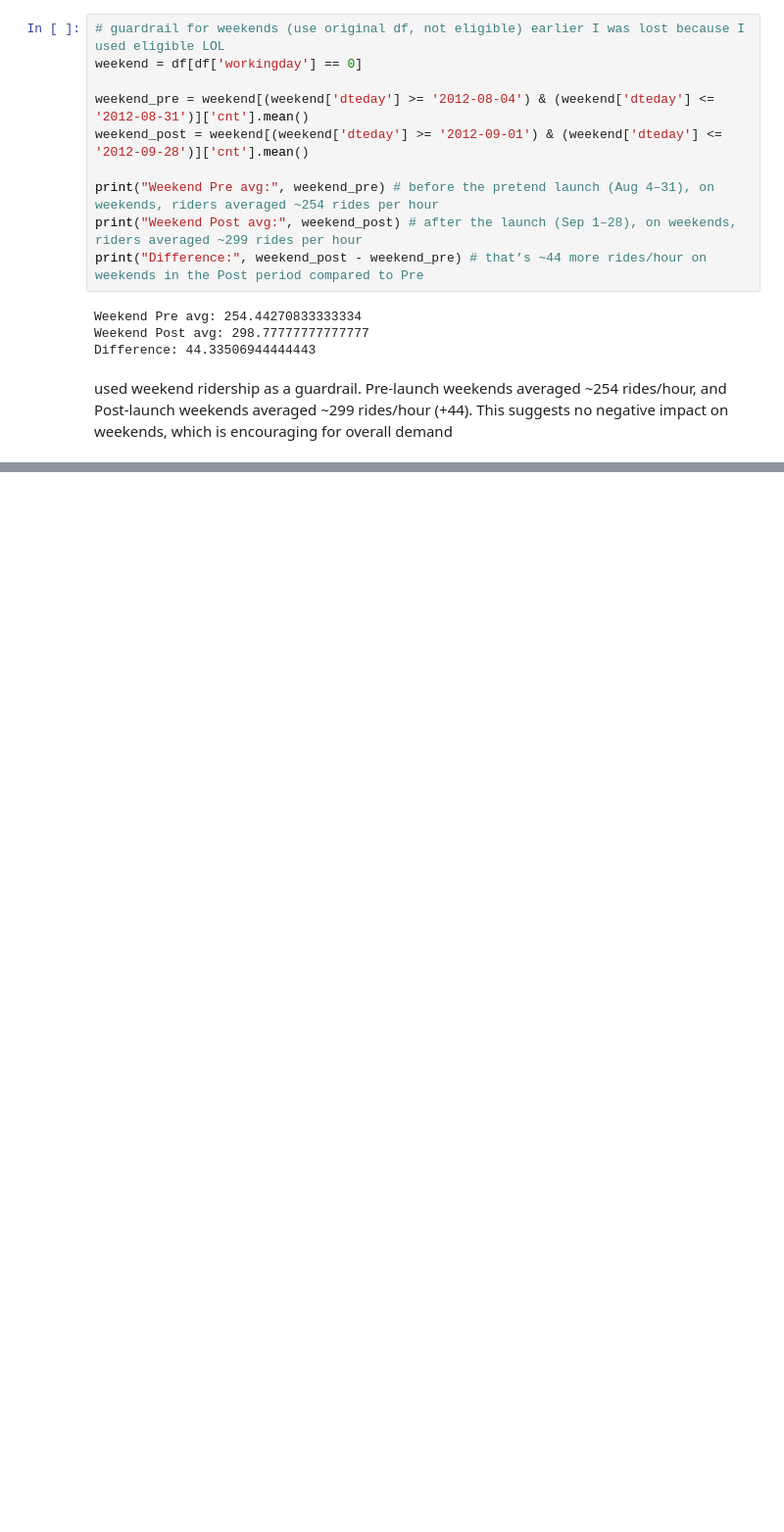
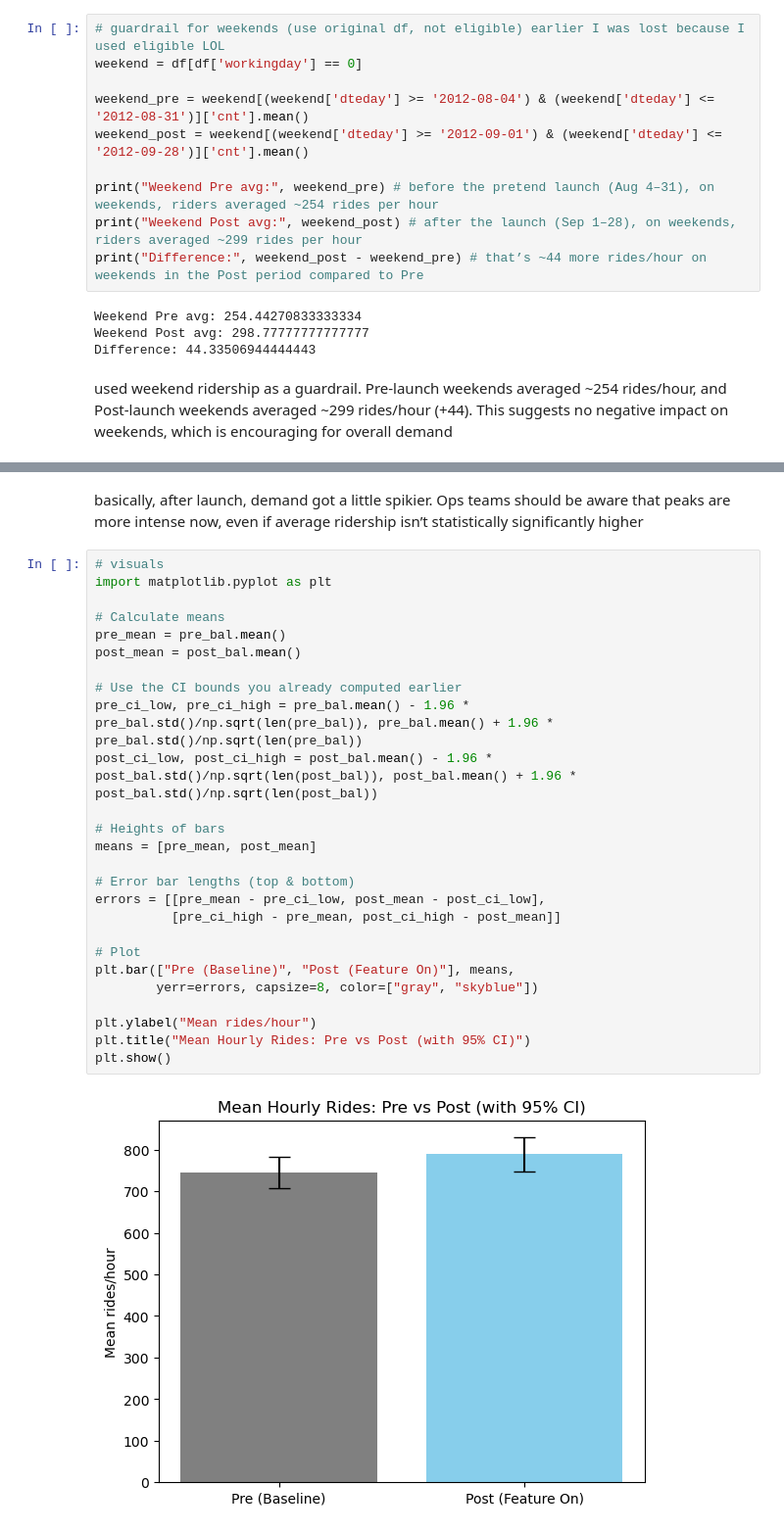
Before and after one commit to ayemaqu/Mod4_prj, a Jupyter notebook: notebooks/AB_Test.ipynb, the cells around one changed output, grey strips where cells are left out. Shown at 98% size. Saved outputs shown, nothing was run; the diff lists cells and outputs as text; blank space fills up the shorter version.

```diff
--- a/notebooks/AB_Test.ipynb
+++ b/notebooks/AB_Test.ipynb
@@ -180,0 +236,30 @@ used weekend ridership as a guardrail. Pre-launch weekends averaged ~254 rides/h
+# %% [markdown]
+basically, after launch, demand got a little spikier. Ops teams should be aware that peaks are more intense now, even if average ridership isn’t statistically significantly higher
+# %%
+# visuals
+import matplotlib.pyplot as plt
+
+# Calculate means
+pre_mean = pre_bal.mean()
+post_mean = post_bal.mean()
+
+# Use the CI bounds you already computed earlier
+pre_ci_low, pre_ci_high = pre_bal.mean() - 1.96 * pre_bal.std()/np.sqrt(len(pre_bal)), pre_bal.mean() + 1.96 * pre_bal.std()/np.sqrt(len(pre_bal))
+post_ci_low, post_ci_high = post_bal.mean() - 1.96 * post_bal.std()/np.sqrt(len(post_bal)), post_bal.mean() + 1.96 * post_bal.std()/np.sqrt(len(post_bal))
+
+# Heights of bars
+means = [pre_mean, post_mean]
+
+# Error bar lengths (top & bottom)
+errors = [[pre_mean - pre_ci_low, post_mean - post_ci_low],
+          [pre_ci_high - pre_mean, post_ci_high - post_mean]]
+
+# Plot
+plt.bar(["Pre (Baseline)", "Post (Feature On)"], means,
+        yerr=errors, capsize=8, color=["gray", "skyblue"])
+
+plt.ylabel("Mean rides/hour")
+plt.title("Mean Hourly Rides: Pre vs Post (with 95% CI)")
+plt.show()
+# %% [output]
+[figure, added]
```
Also changed, not shown: parts of 8 cells of this notebook.
